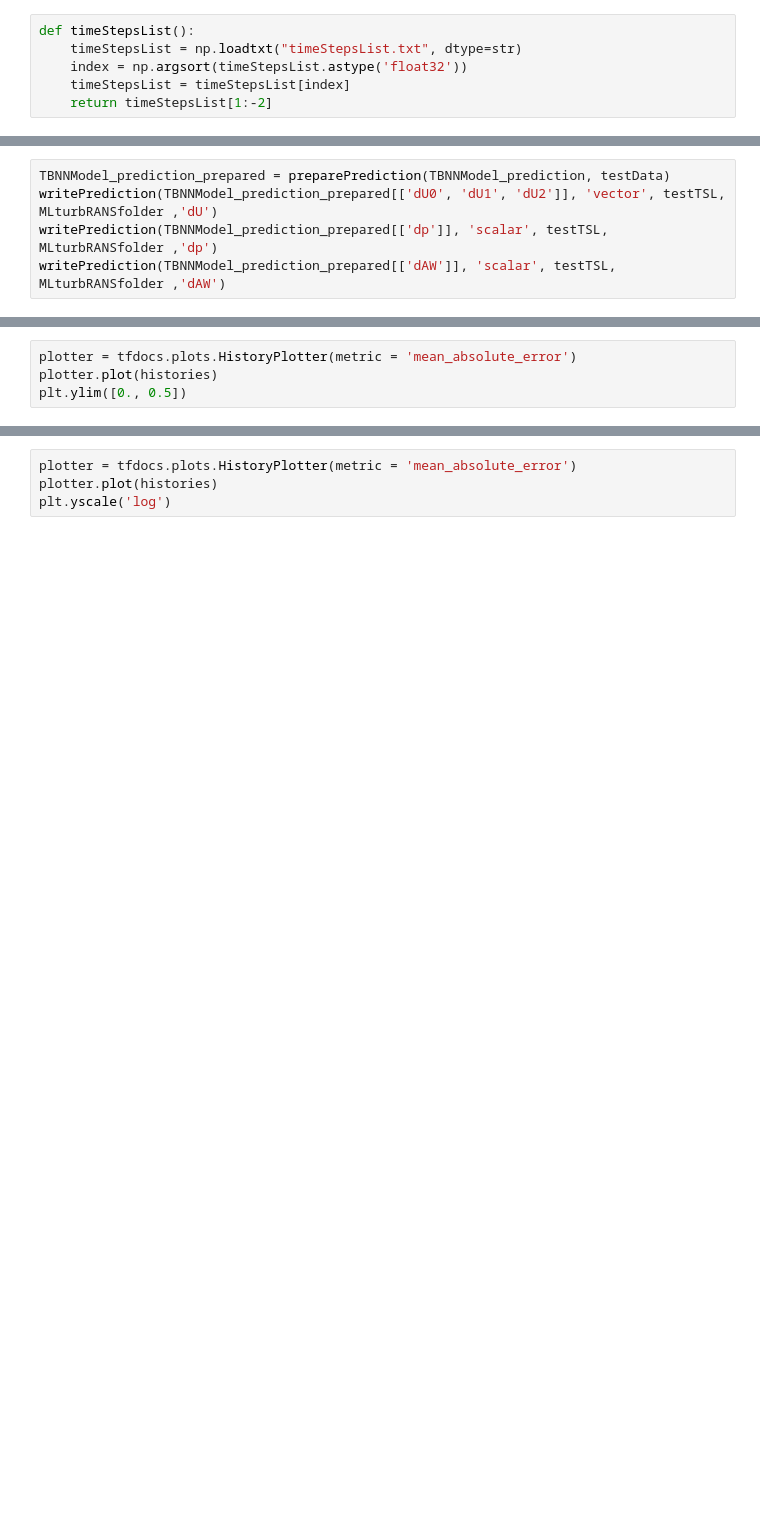
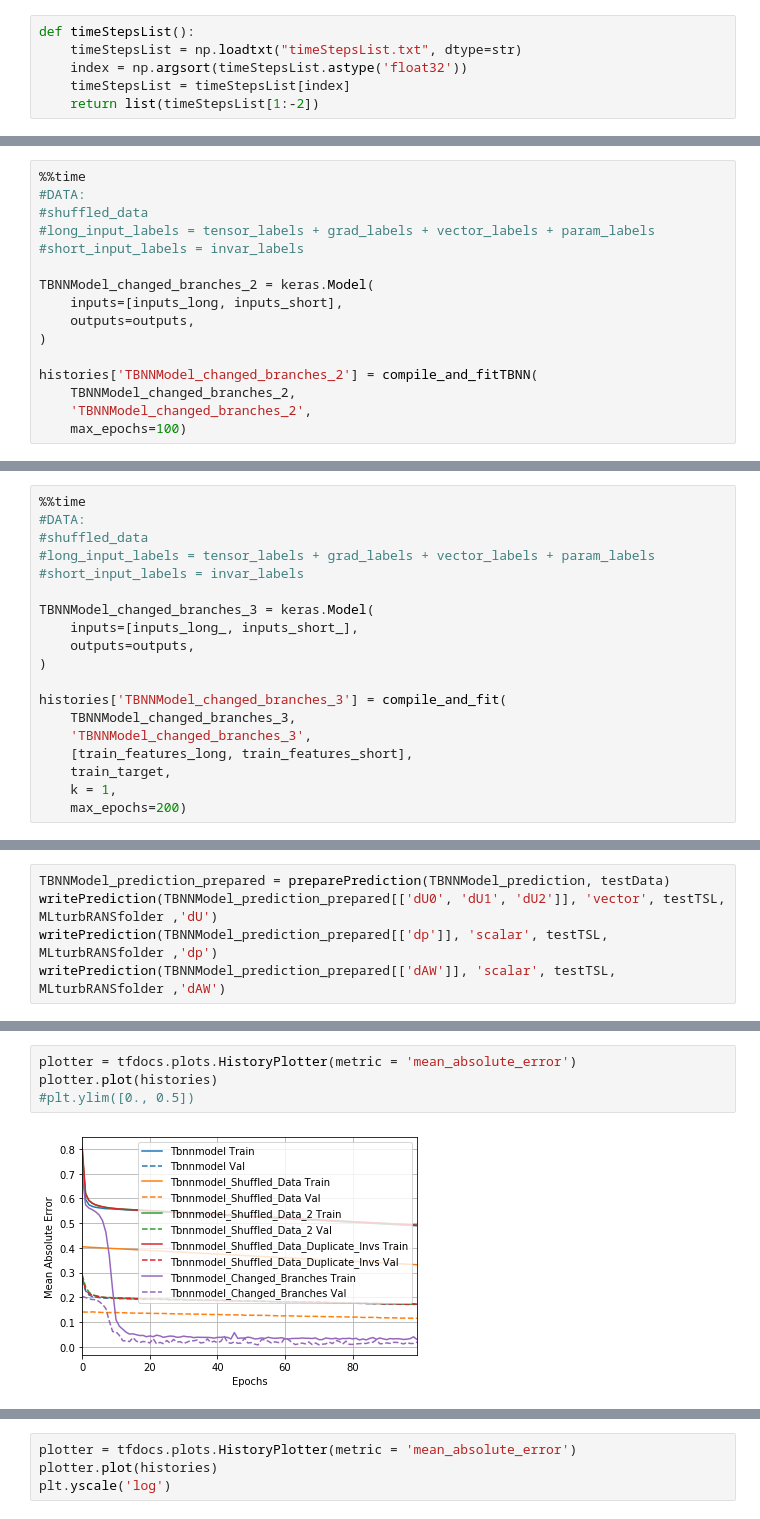
Before and after one commit to RomanovaDI/tbnnTurbulenceTraining, a Jupyter notebook: constantAngleSlopeDNS_U4e-1_A5_H1e-2_RANSsets/trainNN.ipynb, the cells around one changed output, grey strips where cells are left out. Cells and saved outputs as stored; diff of their text form; blank space fills up the shorter version.

```diff
--- a/constantAngleSlopeDNS_U4e-1_A5_H1e-2_RANSsets/trainNN.ipynb
+++ b/constantAngleSlopeDNS_U4e-1_A5_H1e-2_RANSsets/trainNN.ipynb
@@ -140,7 +146,7 @@ def timeStepsList():
     timeStepsList = np.loadtxt("timeStepsList.txt", dtype=str)
     index = np.argsort(timeStepsList.astype('float32'))
     timeStepsList = timeStepsList[index]
-    return timeStepsList[1:-2]
+    return list(timeStepsList[1:-2])
 # %%
 def readTensor(fileName, folder, time, sz):
     arr = pd.read_csv(folder+time+'/'+time+'/'+fileName[0],
@@ -601,0 +774,16 @@ NameError: name 'test_center_features_no_tensors' is not defined
+# %%
+%%time
+#DATA:
+#shuffled_data
+#long_input_labels = tensor_labels + grad_labels + vector_labels + param_labels
+#short_input_labels = invar_labels
+
+TBNNModel_changed_branches_2 = keras.Model(
+    inputs=[inputs_long, inputs_short],
+    outputs=outputs,
+)
+
+histories['TBNNModel_changed_branches_2'] = compile_and_fitTBNN(
+    TBNNModel_changed_branches_2,
+    'TBNNModel_changed_branches_2',
+    max_epochs=100)
@@ -601,0 +808,19 @@ NameError: name 'test_center_features_no_tensors' is not defined
+# %%
+%%time
+#DATA:
+#shuffled_data
+#long_input_labels = tensor_labels + grad_labels + vector_labels + param_labels
+#short_input_labels = invar_labels
+
+TBNNModel_changed_branches_3 = keras.Model(
+    inputs=[inputs_long_, inputs_short_],
+    outputs=outputs,
+)
+
+histories['TBNNModel_changed_branches_3'] = compile_and_fit(
+    TBNNModel_changed_branches_3,
+    'TBNNModel_changed_branches_3',
+    [train_features_long, train_features_short],
+    train_target,
+    k = 1,
+    max_epochs=200)
@@ -618,4 +922,6 @@ pd.DataFrame(full_dnn_models).T
 # %%
 plotter = tfdocs.plots.HistoryPlotter(metric = 'mean_absolute_error')
 plotter.plot(histories)
-plt.ylim([0., 0.5])
+#plt.ylim([0., 0.5])
+# %% [output]
+[figure, added]
```
Also changed, not shown: parts of 65 cells of this notebook.
